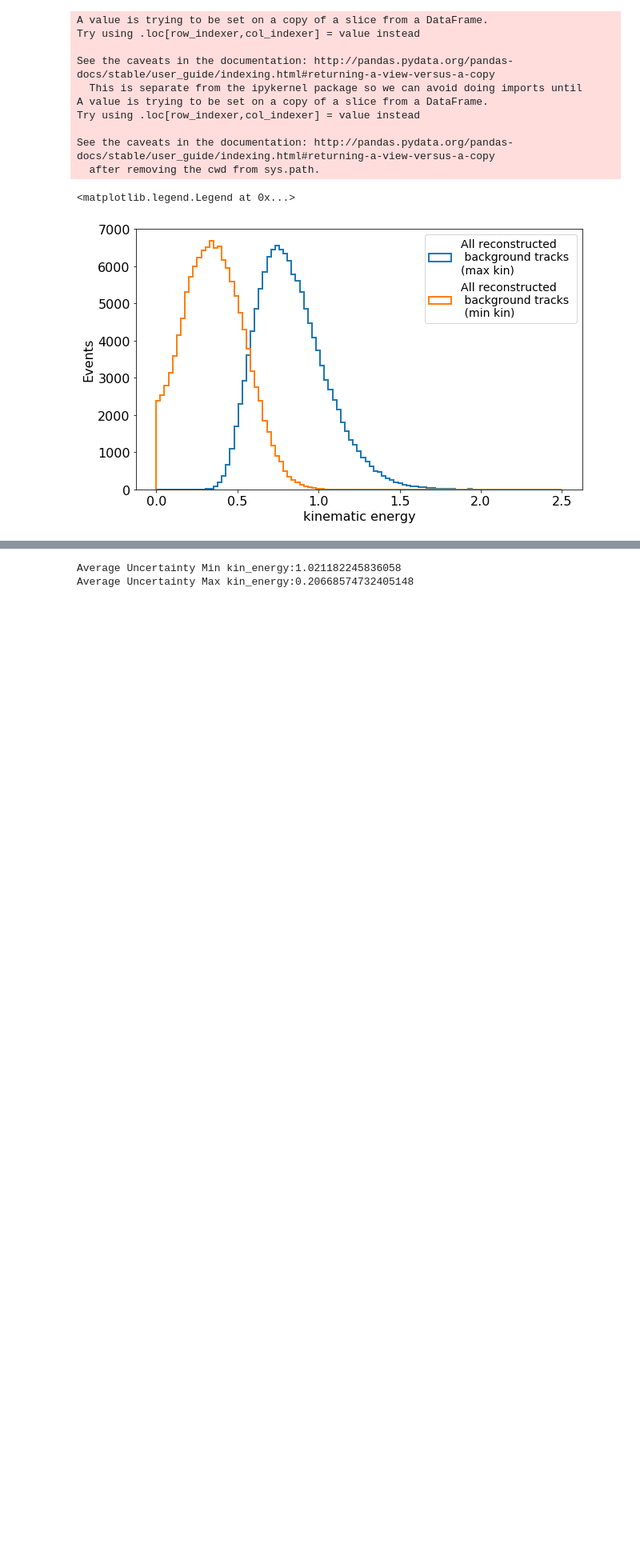
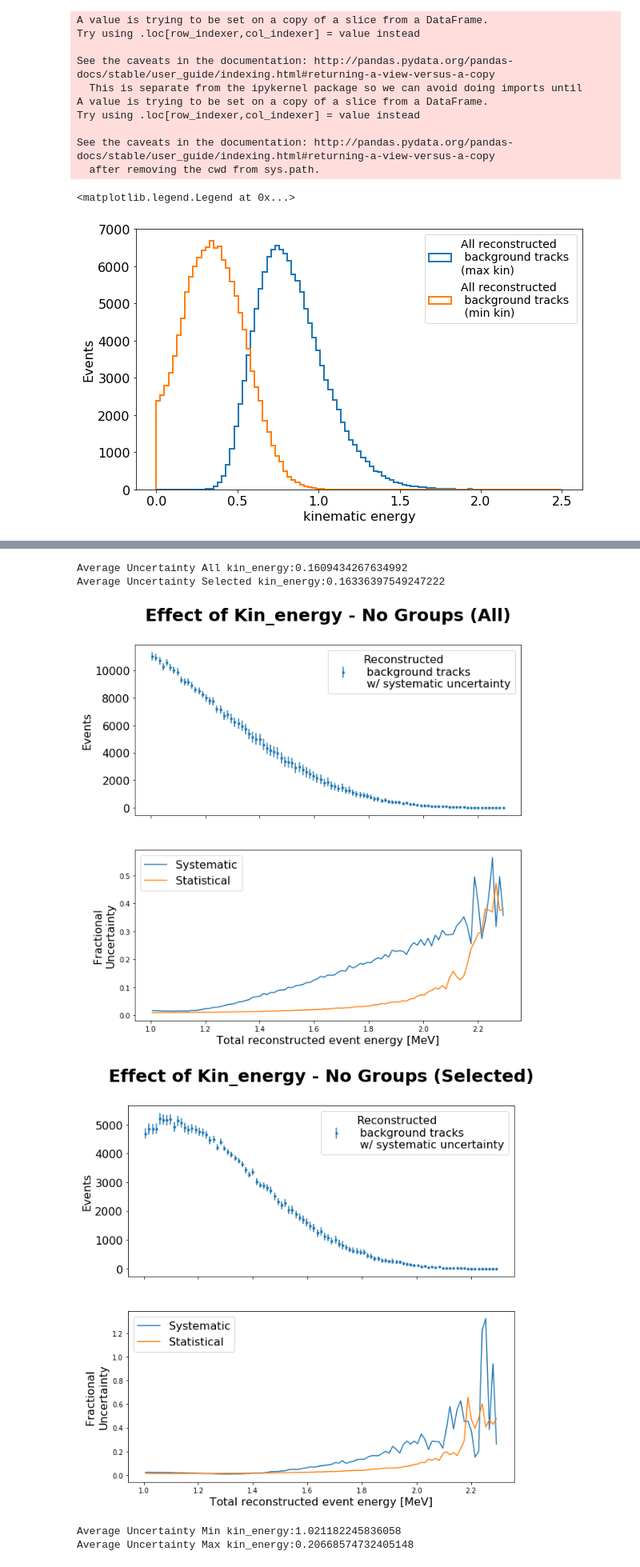
Before and after one commit to k-woodruff/bb2nu, a Jupyter notebook: bb2nu_signal_distribution.ipynb, the cells around one changed output, grey strips where cells are left out. Shown at 80% size. Saved outputs shown, nothing was run; the diff lists cells and outputs as text; code cells hidden in the pictures; blank space fills up the shorter version.

```diff
--- a/bb2nu_signal_distribution.ipynb
+++ b/bb2nu_signal_distribution.ipynb
@@ -339,3 +339,13 @@ def kin_weight(particles, kin_energy):
         weight_kin[j] = particles['weight_kin']
 
     return weight_kin
+# %%
+weight_kin_all = kin_weight(df_particles, 'kin_energy')
+weight_kin_selected = kin_weight(df_particles_selection, 'kin_energy')
+
+kin_weight_ave_all = eplot(df_particles['reco_energy'], weight_kin_all, sample_size, 'Kin_energy - No Groups (All)')
+kin_weight_ave_selected = eplot(df_particles_selection['reco_energy'], weight_kin_selected, sample_size, 'Kin_energy - No Groups (Selected)')
+
+print('Average Uncertainty All kin_energy:' + str(kin_weight_ave_all))
+print('Average Uncertainty Selected kin_energy:' + str(kin_weight_ave_selected))
+# %% [output]
@@ -342,3 +361,7 @@ def kin_weight(particles, kin_energy):
+Average Uncertainty All kin_energy:0.1609434267634992
+Average Uncertainty Selected kin_energy:0.16336397549247222
+[figure, added]
+[figure, added]
 # %%
 weight_kin_g1 = kin_weight(df_particles.groupby('event').first(), 'kin_min')
 weight_kin_g2 = kin_weight(df_particles.groupby('event').first(), 'kin_max')
```
Also changed, not shown: parts of 12 cells of this notebook.
